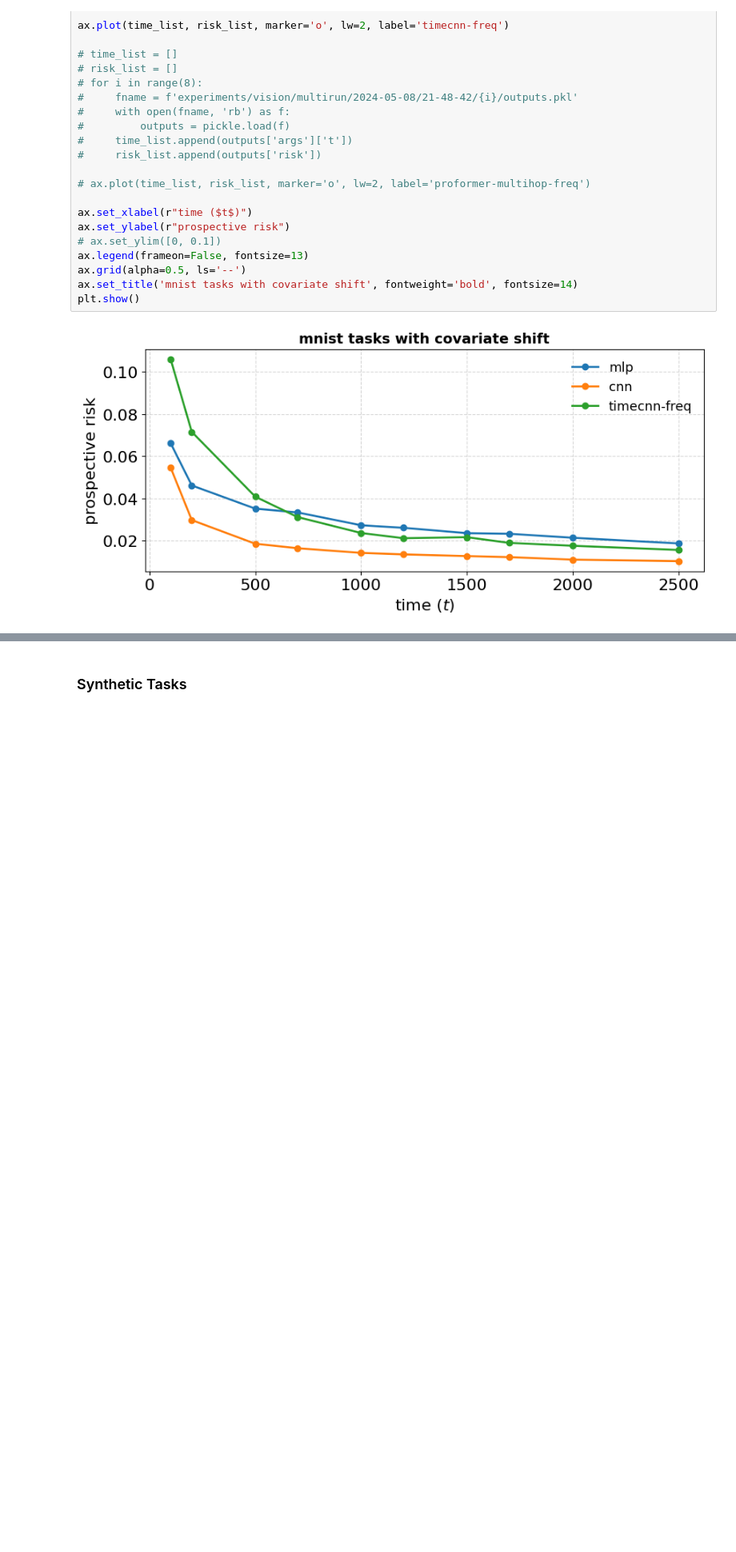
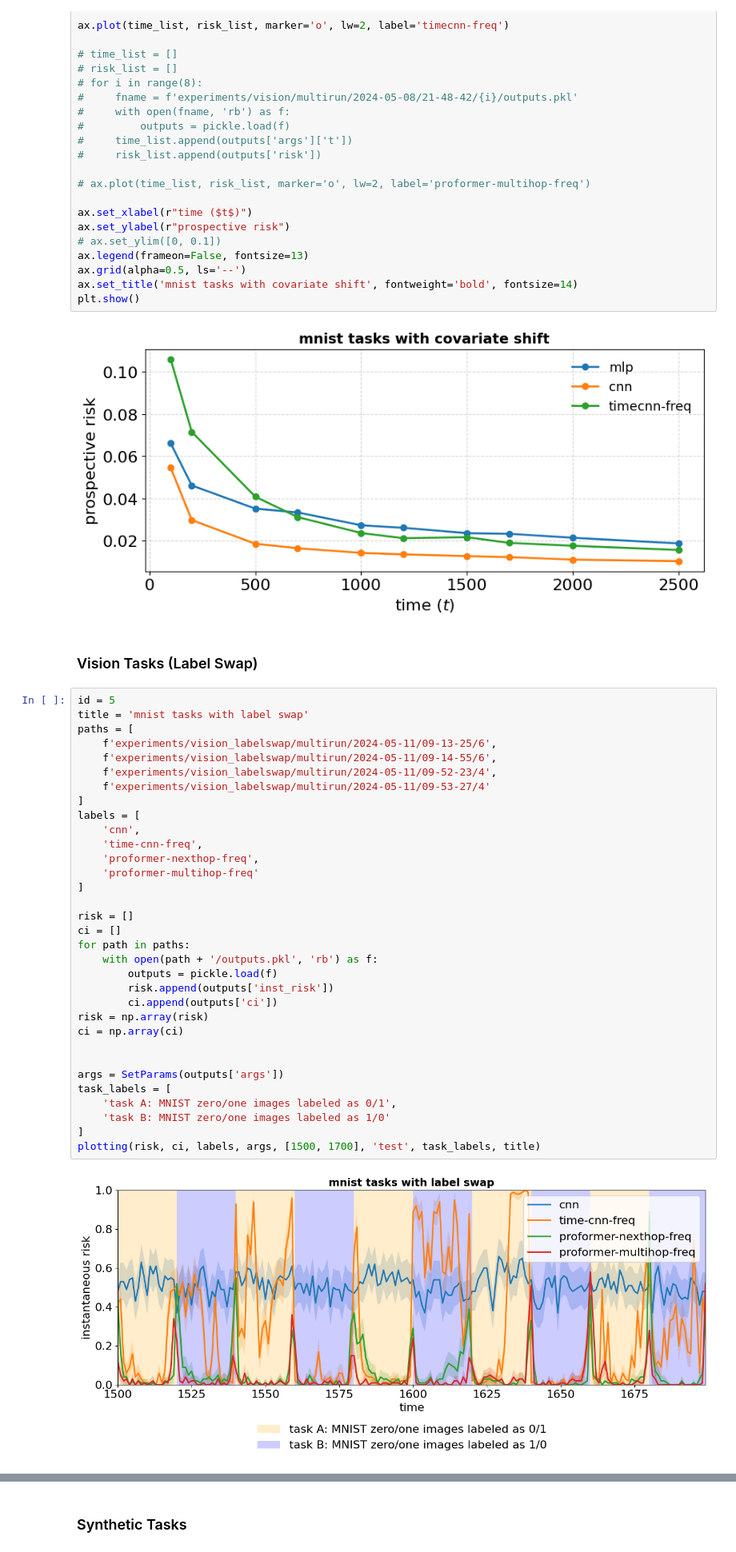
Before and after one commit to YuxinB/ProL, a Jupyter notebook: figures.ipynb, the cells around one changed output, grey strips where cells are left out. Shown at 80% size. Cells and saved outputs as stored; diff of their text form; blank space fills up the shorter version.

```diff
--- a/figures.ipynb
+++ b/figures.ipynb
@@ -163,3 +163,40 @@ ax.set_title('mnist tasks with covariate shift', fontweight='bold', fontsize=14)
 plt.show()
 # %% [output]
 [figure]
+# %% [markdown]
+### Vision Tasks (Label Swap)
+# %%
+id = 5
+title = 'mnist tasks with label swap'
+paths = [
+    f'experiments/vision_labelswap/multirun/2024-05-11/09-13-25/6',
+    f'experiments/vision_labelswap/multirun/2024-05-11/09-14-55/6',
+    f'experiments/vision_labelswap/multirun/2024-05-11/09-52-23/4',
+    f'experiments/vision_labelswap/multirun/2024-05-11/09-53-27/4'
+]
+labels = [
+    'cnn',
+    'time-cnn-freq',
+    'proformer-nexthop-freq',
+    'proformer-multihop-freq'
+]
+
+risk = []
+ci = []
+for path in paths:
+    with open(path + '/outputs.pkl', 'rb') as f:
+        outputs = pickle.load(f)
+        risk.append(outputs['inst_risk'])
+        ci.append(outputs['ci'])
+risk = np.array(risk)
+ci = np.array(ci)
+
+
+args = SetParams(outputs['args'])
+task_labels = [
+    'task A: MNIST zero/one images labeled as 0/1',
+    'task B: MNIST zero/one images labeled as 1/0'
+]
+plotting(risk, ci, labels, args, [1500, 1700], 'test', task_labels, title)
+# %% [output]
+[figure, added]
```
Also changed, not shown: parts of 2 cells of this notebook, 7 other files.
